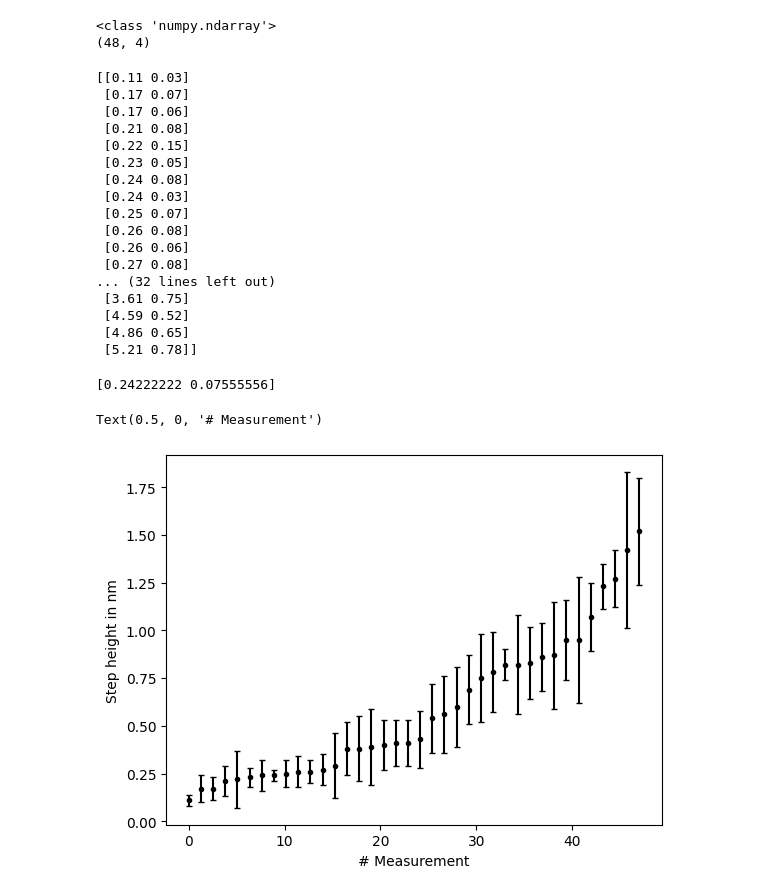
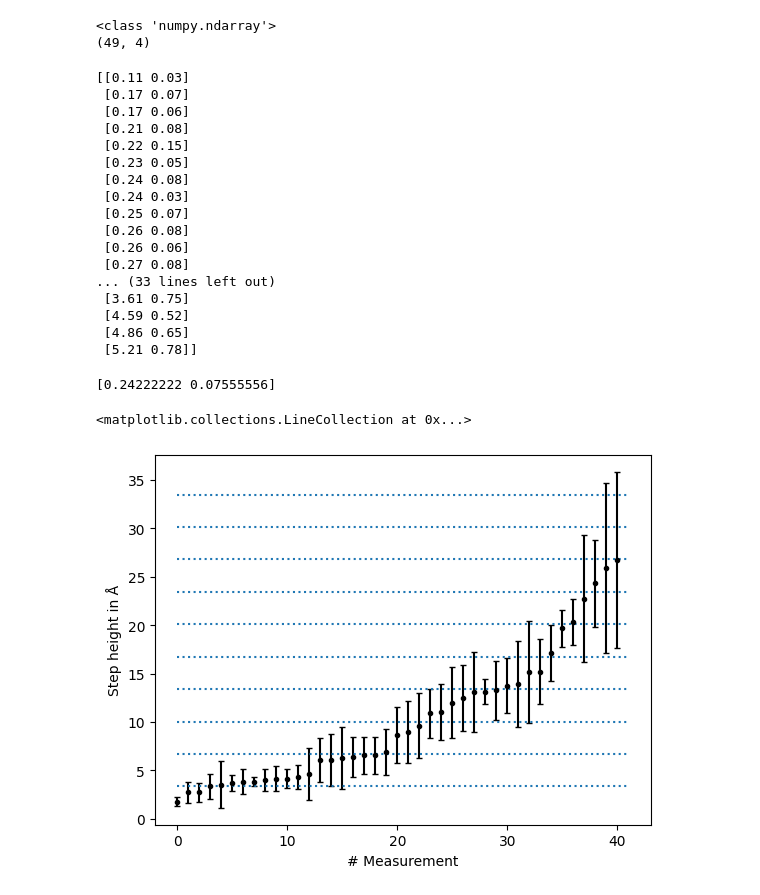
Before and after one commit to cembomembo/FP-Rastertunnelmikroskopie, a Jupyter notebook: Evaluation/DataAnalysisSteps.ipynb, the cells around one changed output. Cells and saved outputs as stored; diff of their text form; code cells hidden in the pictures.

```diff
--- a/Evaluation/DataAnalysisSteps.ipynb
+++ b/Evaluation/DataAnalysisSteps.ipynb
@@ -45,14 +45,15 @@ steps = [ #hight in nm
     [0.241,0.158,-0.582,-0.665],
     [0.694,0.390,0.000,-0.119],
     [1.422,1.328,1.051,0.890],
-    [1.422,1.328,0.212,0.003],
+    [1.422,1.328,0.212,0.003],[0.69 0.18]
     [1.051,0.890,0.212,0.003],
     [5.24,4.73,1.87,0.88], #0016
     [5.24,4.73,0.52,-0.27],
     [4.929,4.346,0.277,-0.188],
     [0.492, 0.352, 0.067,-0.041],
     [1.109,0.975,0.405,0.111],
-    [0.309,0.190,0.001,-0.050]
+    [0.309,0.190,0.001,-0.050],
+    [-0.02,-0.14,-0.66,-0.86] # example step in protocol
 ]
 steps_arr = np.array(steps)
 
@@ -60,7 +61,7 @@ print(type(steps_arr))        # <class 'numpy.ndarray'>
 print(steps_arr.shape)        # (n_rows, 4)
 # %% [output]
 <class 'numpy.ndarray'>
-(48, 4)
+(49, 4)
 # %%
 # Calculations:
 
@@ -82,7 +83,7 @@ def distance(step):
 
 def result(steps):
     results = []
-    for i in range(48):
+    for i in range(49):
         results.append(np.round(distance(steps[i]),2))
     return np.array(results)
 
@@ -104,21 +105,31 @@ print(m_sorted)
  [0.26 0.08]
  [0.26 0.06]
  [0.27 0.08]
-... (32 lines left out)
+... (33 lines left out)
  [3.61 0.75]
  [4.59 0.52]
  [4.86 0.65]
  [5.21 0.78]]
 # %%
-x = np.linspace(0,47,38)
+a = 41 # number of data points
+scale = 'A'
+bias = 1.6
+x = np.linspace(0,a-1,a)
+nl = 10
+hlines = np.linspace(1,nl,nl)
 average_1step = np.sum(m_sorted[3:12],0)/9
 print(average_1step)
 #plt.scatter(m_sorted[:,1],m_sorted[:,0])
-plt.errorbar(x,m_sorted[:38,0], yerr=m_sorted[:38,1], fmt='.',capsize=2, color='black')
-plt.ylabel('Step height in nm')
+if scale == 'nm':
+    plt.ylabel('Step height in nm')
+    plt.errorbar(x,m_sorted[:a,0]*bias, yerr=m_sorted[:a,1]*bias, fmt='.',capsize=2, color='black')
+elif scale == 'A':
+    plt.ylabel('Step height in Å')
+    plt.errorbar(x,m_sorted[:a,0]*10*bias, yerr=m_sorted[:a,1]*10*bias, fmt='.',capsize=2, color='black')
 #plt.yscale('log')
 plt.xlabel('# Measurement')
+plt.hlines(3.35*hlines,0,a, linestyles='dotted')
 # %% [output]
 [0.24222222 0.07555556]
-Text(0.5, 0, '# Measurement')
+<matplotlib.collections.LineCollection at 0x...>
-[figure, old version]
+[figure, new version]
```
Also changed, not shown: 8 other files.
